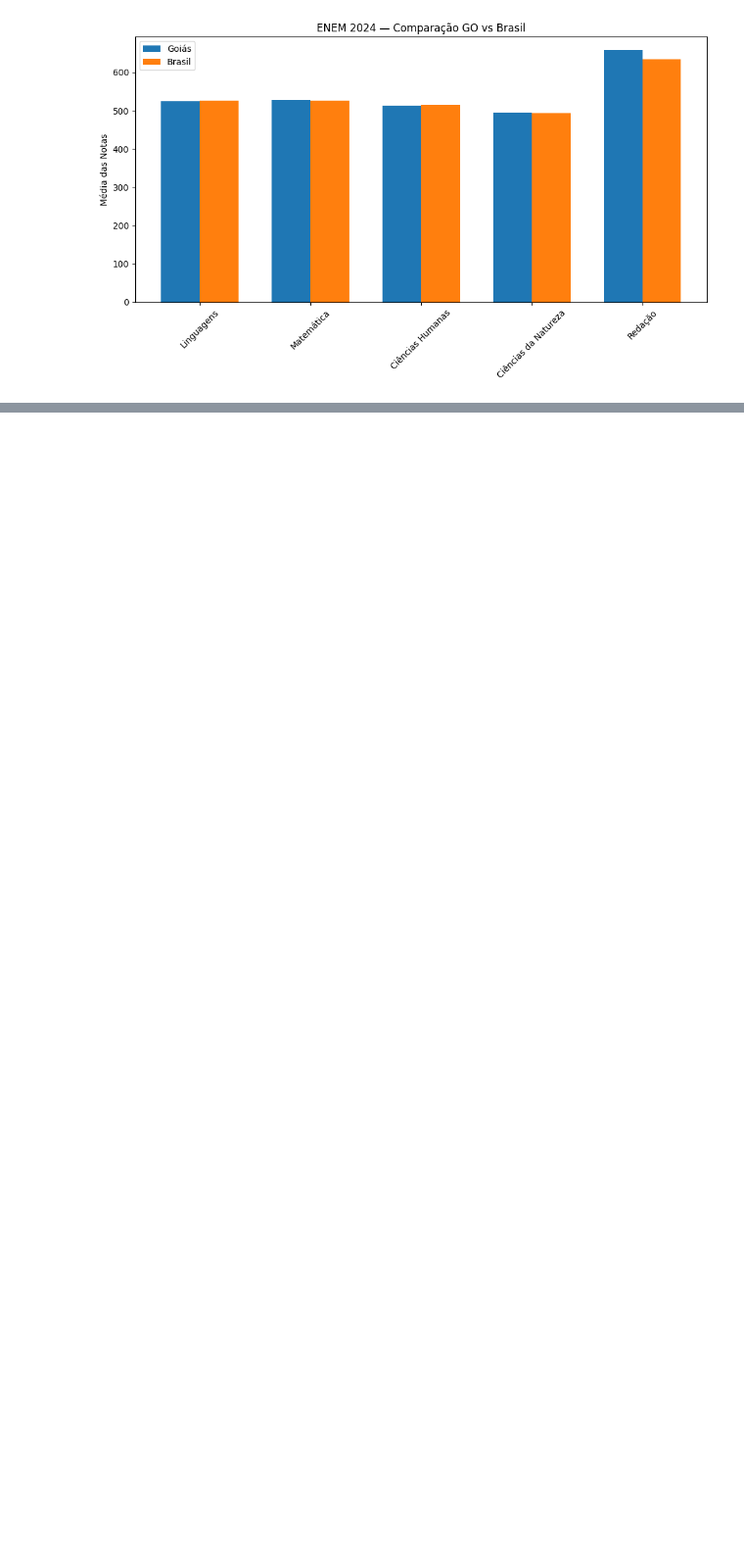
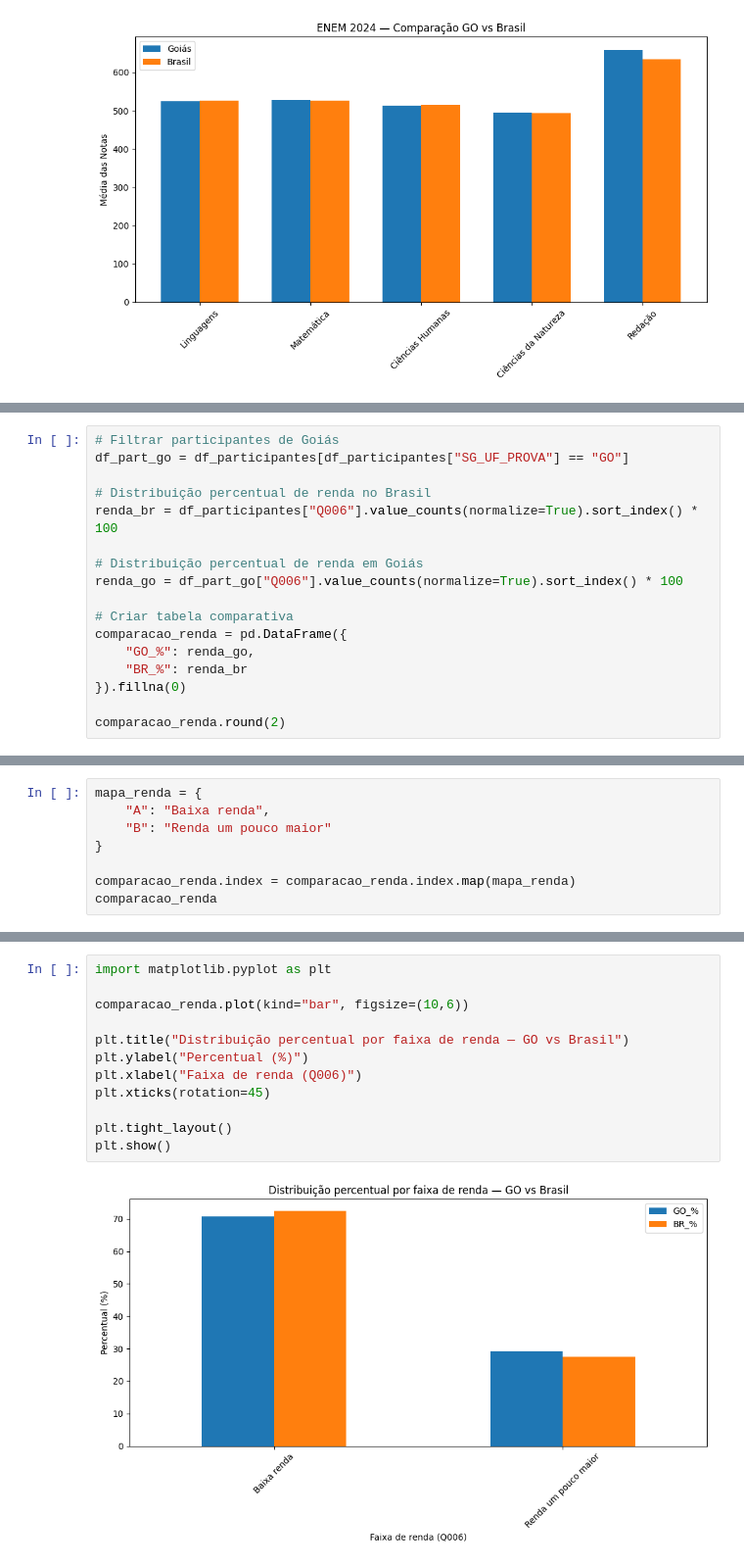
Before and after one commit to Lanzitow/enem-goias-data-analysis, a Jupyter notebook: notebooks/enem_goias_analise.ipynb, the cells around one changed output, grey strips where cells are left out. Shown at 98% size. Drawn from its saved outputs; the diff is of its cells as text; blank space fills up the shorter version.

```diff
--- a/notebooks/enem_goias_analise.ipynb
+++ b/notebooks/enem_goias_analise.ipynb
@@ -301,0 +315,17 @@ plt.show()
+# %%
+# Filtrar participantes de Goiás
+df_part_go = df_participantes[df_participantes["SG_UF_PROVA"] == "GO"]
+
+# Distribuição percentual de renda no Brasil
+renda_br = df_participantes["Q006"].value_counts(normalize=True).sort_index() * 100
+
+# Distribuição percentual de renda em Goiás
+renda_go = df_part_go["Q006"].value_counts(normalize=True).sort_index() * 100
+
+# Criar tabela comparativa
+comparacao_renda = pd.DataFrame({
+    "GO_%": renda_go,
+    "BR_%": renda_br
+}).fillna(0)
+
+comparacao_renda.round(2)
@@ -301,0 +337,8 @@ plt.show()
+# %%
+mapa_renda = {
+    "A": "Baixa renda",
+    "B": "Renda um pouco maior"
+}
+
+comparacao_renda.index = comparacao_renda.index.map(mapa_renda)
+comparacao_renda
@@ -301,0 +350,14 @@ plt.show()
+# %%
+import matplotlib.pyplot as plt
+
+comparacao_renda.plot(kind="bar", figsize=(10,6))
+
+plt.title("Distribuição percentual por faixa de renda — GO vs Brasil")
+plt.ylabel("Percentual (%)")
+plt.xlabel("Faixa de renda (Q006)")
+plt.xticks(rotation=45)
+
+plt.tight_layout()
+plt.show()
+# %% [output]
+[figure, added]
```
Also changed, not shown: parts of 24 cells of this notebook.
